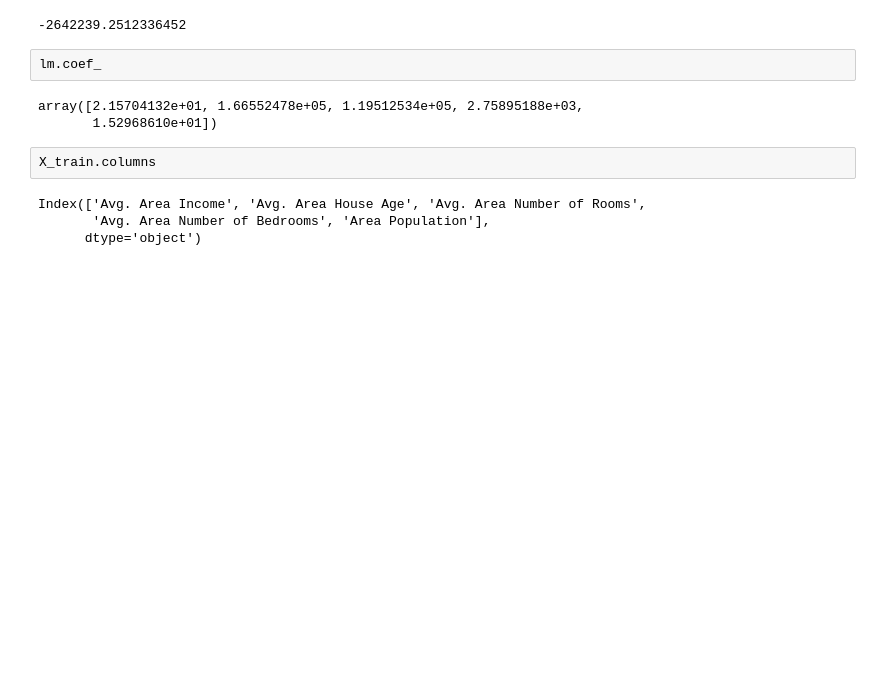
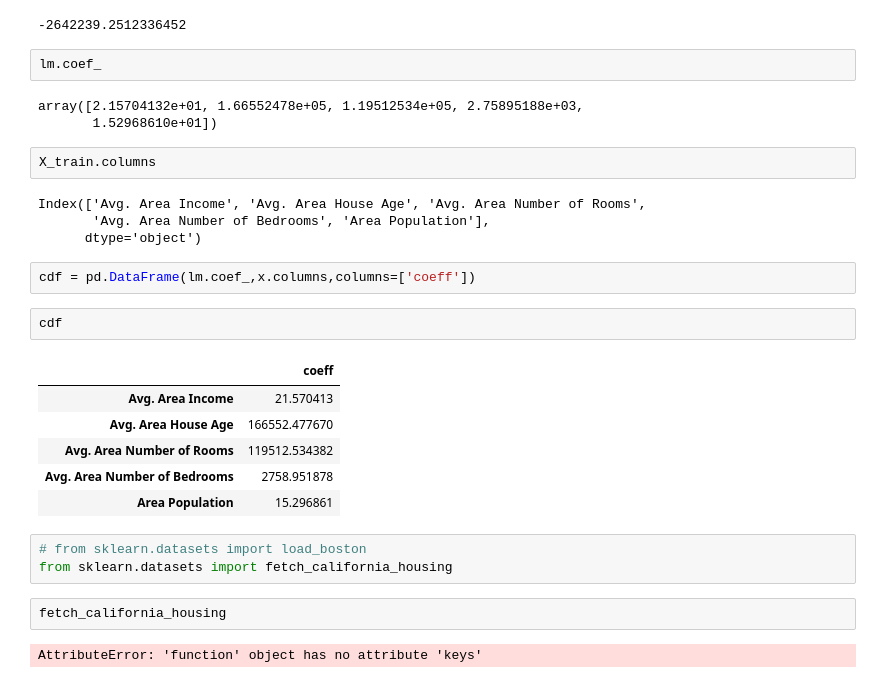
Before and after one commit to kartikraner57/python-machine-learning-and-data-science, a Jupyter notebook: Py_DS_ML_Bootcamp-master (1)/Refactored_Py_DS_ML_Bootcamp-master/11-Linear-Regression/practice.ipynb, the cells around one changed output. Drawn from its saved outputs; the diff is of its cells as text; blank space fills up the shorter version.

```diff
--- a/Py_DS_ML_Bootcamp-master (1)/Refactored_Py_DS_ML_Bootcamp-master/11-Linear-Regression/practice.ipynb
+++ b/Py_DS_ML_Bootcamp-master (1)/Refactored_Py_DS_ML_Bootcamp-master/11-Linear-Regression/practice.ipynb
@@ -182,3 +182,21 @@ X_train.columns
 Index(['Avg. Area Income', 'Avg. Area House Age', 'Avg. Area Number of Rooms',
        'Avg. Area Number of Bedrooms', 'Area Population'],
       dtype='object')
+# %%
+cdf = pd.DataFrame(lm.coef_,x.columns,columns=['coeff'])
+# %%
+cdf
+# %% [output]
+|  | coeff |
+| Avg. Area Income | 21.570413 |
+| Avg. Area House Age | 166552.477670 |
+| Avg. Area Number of Rooms | 119512.534382 |
+| Avg. Area Number of Bedrooms | 2758.951878 |
+| Area Population | 15.296861 |
+# %%
+# from sklearn.datasets import load_boston
+from sklearn.datasets import fetch_california_housing
+# %%
+fetch_california_housing
+# %% [output]
+AttributeError: 'function' object has no attribute 'keys'
```
Also changed, not shown: parts of 2 cells of this notebook.
